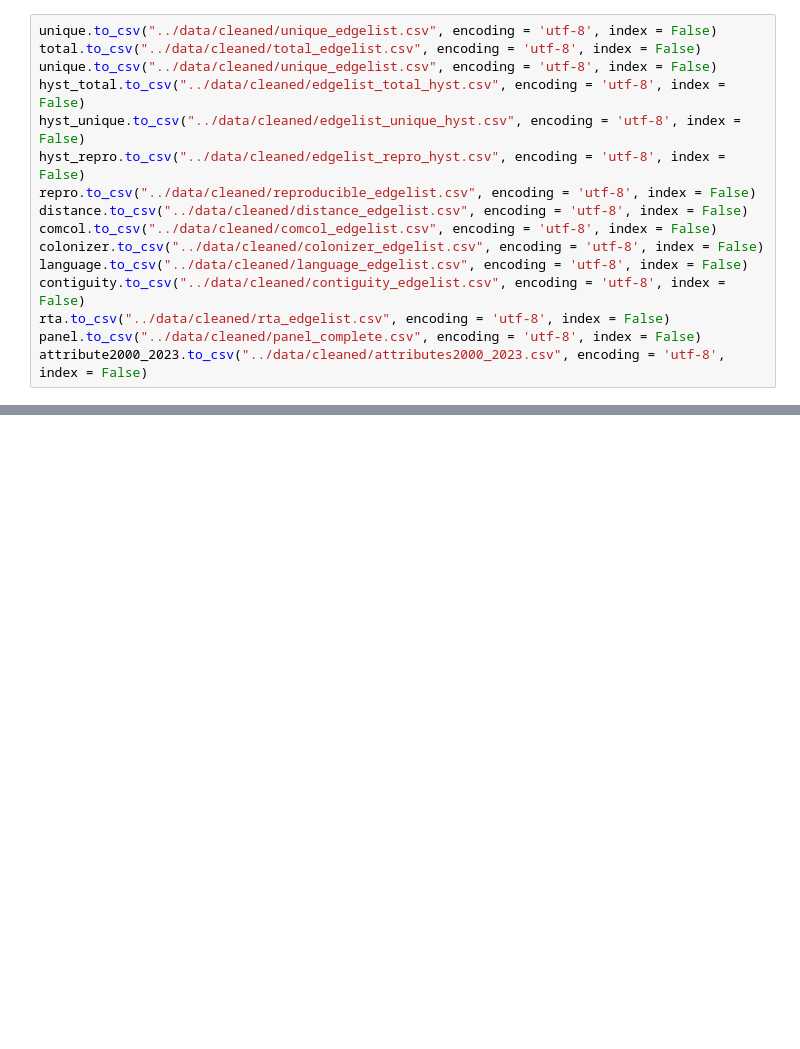
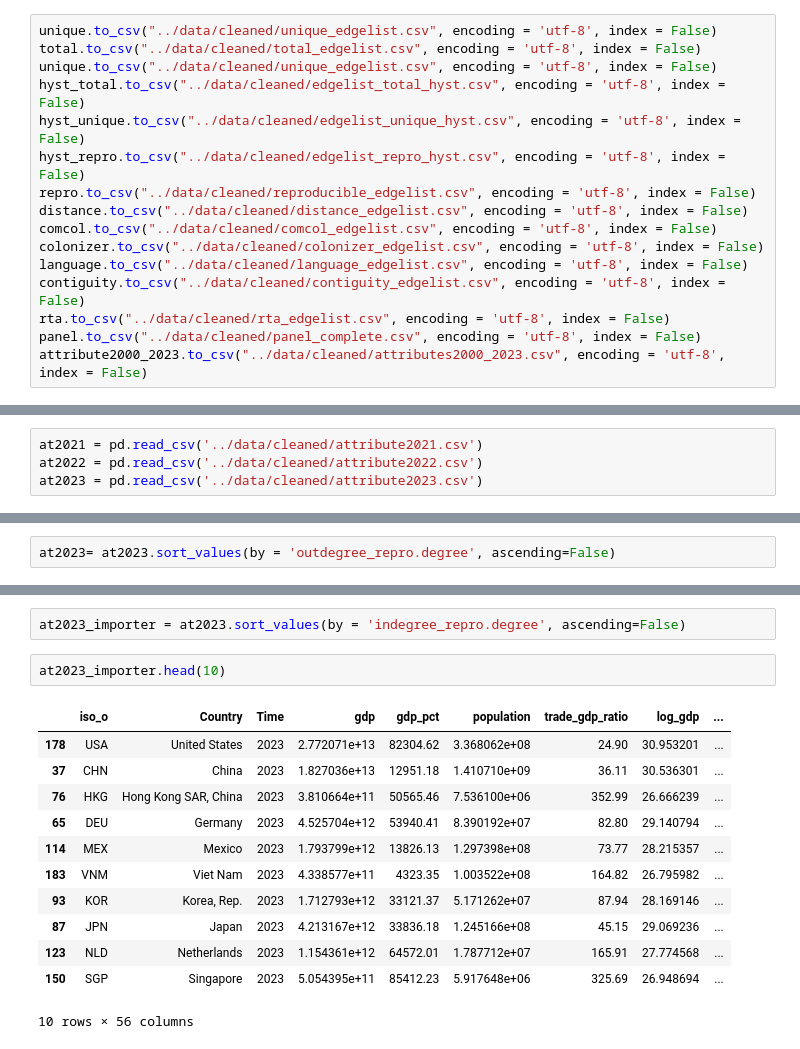
Before and after one commit to TAD600/Global_Cultural_Trade_Network, a Jupyter notebook: 02_eda/05_data_pruning_&_summary_statistics.ipynb, the cells around one changed output, grey strips where cells are left out. Cells and saved outputs as stored; diff of their text form; blank space fills up the shorter version.

```diff
--- a/02_eda/05_data_pruning_&_summary_statistics.ipynb
+++ b/02_eda/05_data_pruning_&_summary_statistics.ipynb
@@ -773,0 +804,4 @@ attribute2000_2023.to_csv("../data/cleaned/attributes2000_2023.csv", encoding =
+# %%
+at2021 = pd.read_csv('../data/cleaned/attribute2021.csv')
+at2022 = pd.read_csv('../data/cleaned/attribute2022.csv')
+at2023 = pd.read_csv('../data/cleaned/attribute2023.csv')
@@ -773,0 +840,2 @@ attribute2000_2023.to_csv("../data/cleaned/attributes2000_2023.csv", encoding =
+# %%
+at2023= at2023.sort_values(by = 'outdegree_repro.degree', ascending=False)
@@ -773,0 +878,17 @@ attribute2000_2023.to_csv("../data/cleaned/attributes2000_2023.csv", encoding =
+# %%
+at2023_importer = at2023.sort_values(by = 'indegree_repro.degree', ascending=False)
+# %%
+at2023_importer.head(10)
+# %% [output]
+|  | iso_o | Country | Time | gdp | gdp_pct | population | trade_gdp_ratio | log_gdp | ... |
+| 178 | USA | United States | 2023 | 2.772071e+13 | 82304.62 | 3.368062e+08 | 24.90 | 30.953201 | ... |
+| 37 | CHN | China | 2023 | 1.827036e+13 | 12951.18 | 1.410710e+09 | 36.11 | 30.536301 | ... |
+| 76 | HKG | Hong Kong SAR, China | 2023 | 3.810664e+11 | 50565.46 | 7.536100e+06 | 352.99 | 26.666239 | ... |
+| 65 | DEU | Germany | 2023 | 4.525704e+12 | 53940.41 | 8.390192e+07 | 82.80 | 29.140794 | ... |
+| 114 | MEX | Mexico | 2023 | 1.793799e+12 | 13826.13 | 1.297398e+08 | 73.77 | 28.215357 | ... |
+| 183 | VNM | Viet Nam | 2023 | 4.338577e+11 | 4323.35 | 1.003522e+08 | 164.82 | 26.795982 | ... |
+| 93 | KOR | Korea, Rep. | 2023 | 1.712793e+12 | 33121.37 | 5.171262e+07 | 87.94 | 28.169146 | ... |
+| 87 | JPN | Japan | 2023 | 4.213167e+12 | 33836.18 | 1.245166e+08 | 45.15 | 29.069236 | ... |
+| 123 | NLD | Netherlands | 2023 | 1.154361e+12 | 64572.01 | 1.787712e+07 | 165.91 | 27.774568 | ... |
+| 150 | SGP | Singapore | 2023 | 5.054395e+11 | 85412.23 | 5.917648e+06 | 325.69 | 26.948694 | ... |
+10 rows × 56 columns
```
Also changed, not shown: parts of 15 cells of this notebook, 13 other files.
